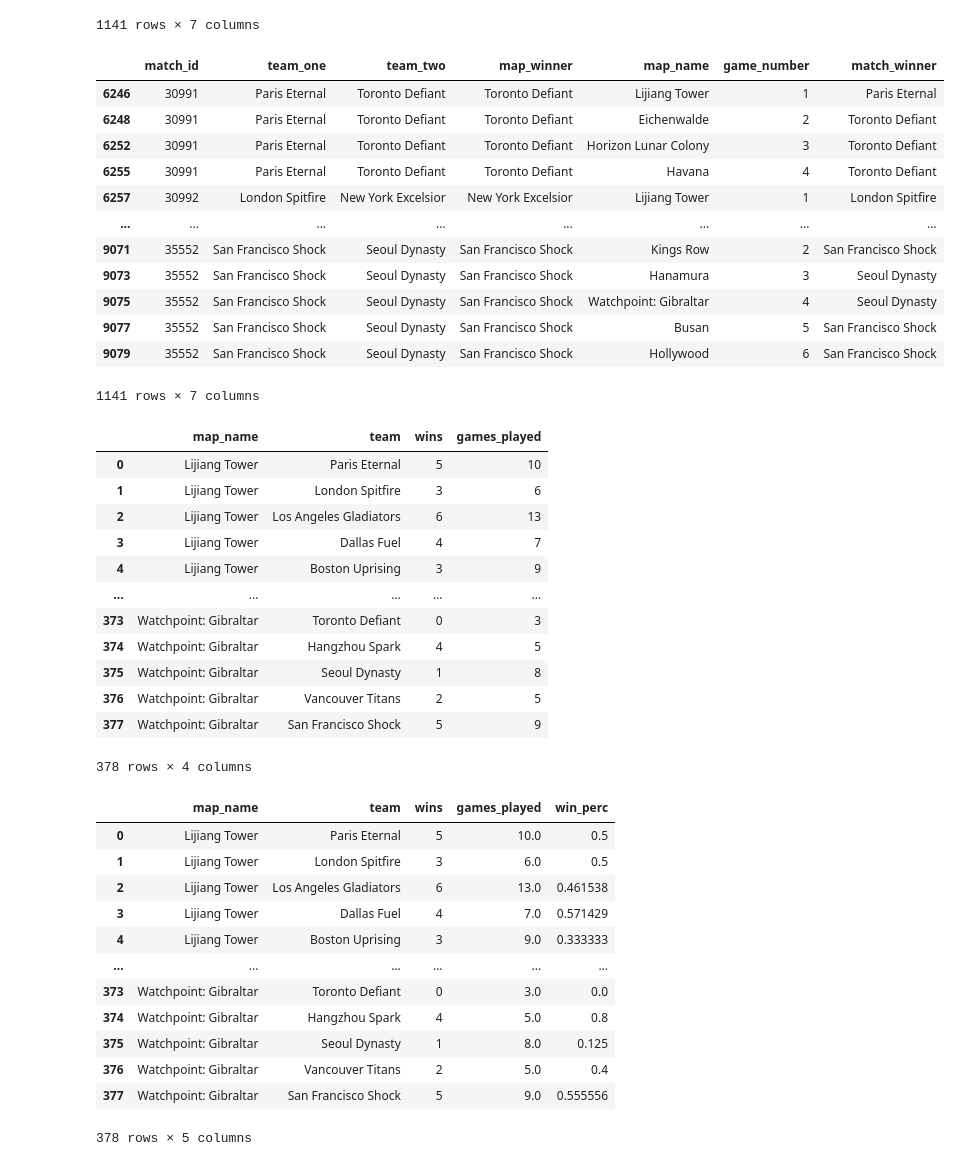
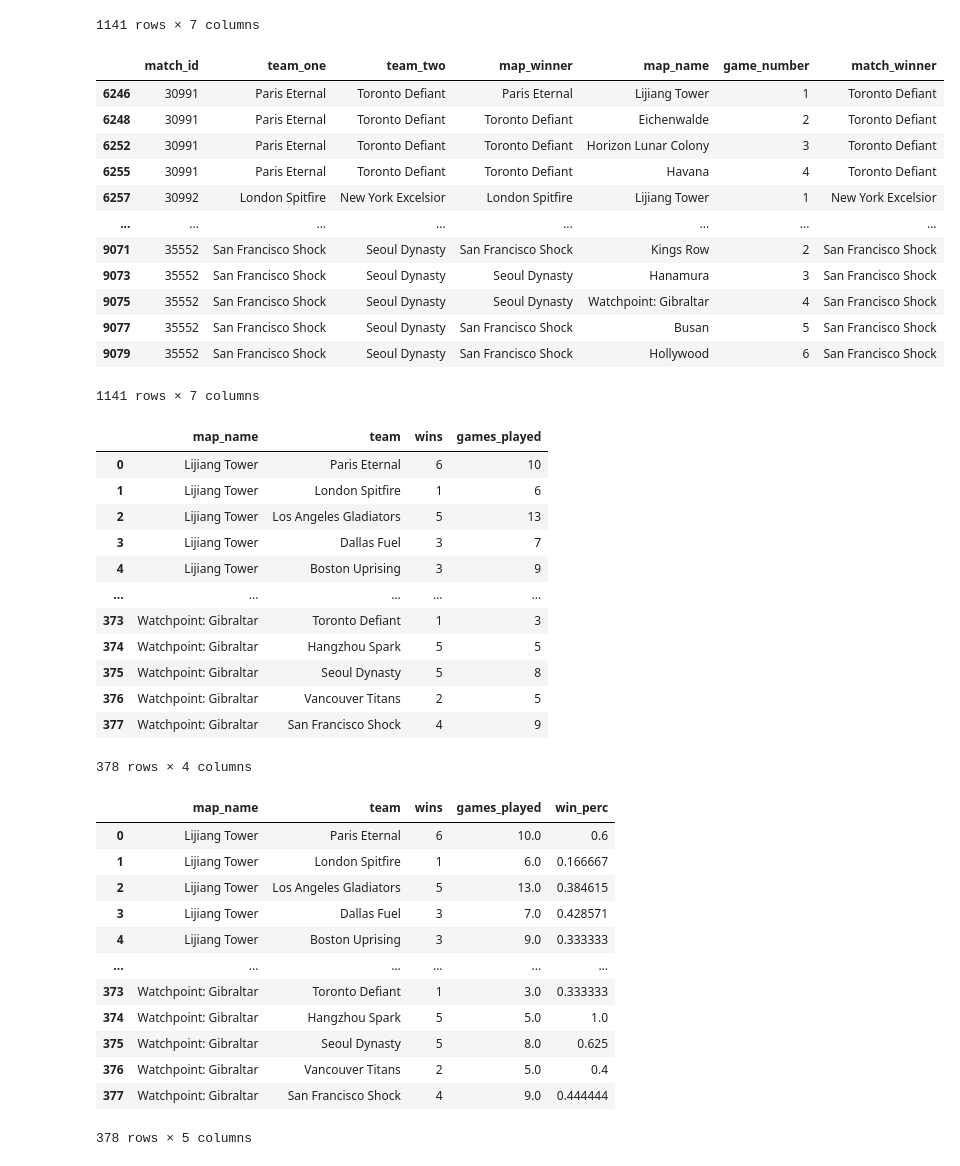
Before and after one commit to bfleming2/Overwatch-Analysis, a Jupyter notebook: Final.ipynb, the cells around one changed output. Cells and saved outputs as stored; diff of their text form; code cells hidden in the pictures.

Commit message:
CS Major Winner

```diff
--- a/Final.ipynb
+++ b/Final.ipynb
@@ -50,7 +71,7 @@ array(['Dorado', 'Temple of Anubis', 'Ilios', 'Numbani', 'Eichenwalde',
 # %%
 cleaned_maps = pd.DataFrame()
 maps.query("`match_id` >= 30991", inplace = True)
-maps.query("`match_id` <= 35554", inplace = True)
+maps.query("`match_id` <= 36231", inplace = True)
 cleaned_maps['match_id'] = maps['match_id']
 cleaned_maps['team_one'] = maps['team_one_name']
 cleaned_maps['team_two'] = maps['team_two_name']
@@ -77,23 +98,23 @@ cleaned_maps
 # %%
 new_frame = pd.DataFrame(columns = cleaned_maps.columns)
 for index, row in cleaned_maps.iterrows():
     if row['team_two'] < row['team_one']:
-        new_frame.loc[index] = [row['match_id'], row['team_two'], row['team_one'], row['match_winner'], row['map_name'], row['game_number'], row['map_winner']]
+        new_frame.loc[index] = [row['match_id'], row['team_two'], row['team_one'], row['map_winner'], row['map_name'], row['game_number'], row['match_winner']]
     else:
-        new_frame.loc[index] = [row['match_id'], row['team_one'], row['team_two'], row['match_winner'], row['map_name'], row['game_number'], row['map_winner']]
+        new_frame.loc[index] = [row['match_id'], row['team_one'], row['team_two'], row['map_winner'], row['map_name'], row['game_number'], row['match_winner']]
 cleaned_maps = new_frame
 cleaned_maps
 # %% [output]
 |  | match_id | team_one | team_two | map_winner | map_name | game_number | match_winner |
-| 6246 | 30991 | Paris Eternal | Toronto Defiant | Toronto Defiant | Lijiang Tower | 1 | Paris Eternal |
+| 6246 | 30991 | Paris Eternal | Toronto Defiant | Paris Eternal | Lijiang Tower | 1 | Toronto Defiant |
 | 6248 | 30991 | Paris Eternal | Toronto Defiant | Toronto Defiant | Eichenwalde | 2 | Toronto Defiant |
 | 6252 | 30991 | Paris Eternal | Toronto Defiant | Toronto Defiant | Horizon Lunar Colony | 3 | Toronto Defiant |
 | 6255 | 30991 | Paris Eternal | Toronto Defiant | Toronto Defiant | Havana | 4 | Toronto Defiant |
-| 6257 | 30992 | London Spitfire | New York Excelsior | New York Excelsior | Lijiang Tower | 1 | London Spitfire |
+| 6257 | 30992 | London Spitfire | New York Excelsior | London Spitfire | Lijiang Tower | 1 | New York Excelsior |
 | ... | ... | ... | ... | ... | ... | ... | ... |
 | 9071 | 35552 | San Francisco Shock | Seoul Dynasty | San Francisco Shock | Kings Row | 2 | San Francisco Shock |
-| 9073 | 35552 | San Francisco Shock | Seoul Dynasty | San Francisco Shock | Hanamura | 3 | Seoul Dynasty |
-| 9075 | 35552 | San Francisco Shock | Seoul Dynasty | San Francisco Shock | Watchpoint: Gibraltar | 4 | Seoul Dynasty |
+| 9073 | 35552 | San Francisco Shock | Seoul Dynasty | Seoul Dynasty | Hanamura | 3 | San Francisco Shock |
+| 9075 | 35552 | San Francisco Shock | Seoul Dynasty | Seoul Dynasty | Watchpoint: Gibraltar | 4 | San Francisco Shock |
 | 9077 | 35552 | San Francisco Shock | Seoul Dynasty | San Francisco Shock | Busan | 5 | San Francisco Shock |
 | 9079 | 35552 | San Francisco Shock | Seoul Dynasty | San Francisco Shock | Hollywood | 6 | San Francisco Shock |
 1141 rows × 7 columns
@@ -127,17 +148,17 @@ for name in cleaned_maps['map_name'].unique():
 win_perc
 # %% [output]
 |  | map_name | team | wins | games_played |
-| 0 | Lijiang Tower | Paris Eternal | 5 | 10 |
-| 1 | Lijiang Tower | London Spitfire | 3 | 6 |
-| 2 | Lijiang Tower | Los Angeles Gladiators | 6 | 13 |
-| 3 | Lijiang Tower | Dallas Fuel | 4 | 7 |
+| 0 | Lijiang Tower | Paris Eternal | 6 | 10 |
+| 1 | Lijiang Tower | London Spitfire | 1 | 6 |
+| 2 | Lijiang Tower | Los Angeles Gladiators | 5 | 13 |
+| 3 | Lijiang Tower | Dallas Fuel | 3 | 7 |
 | 4 | Lijiang Tower | Boston Uprising | 3 | 9 |
 | ... | ... | ... | ... | ... |
-| 373 | Watchpoint: Gibraltar | Toronto Defiant | 0 | 3 |
-| 374 | Watchpoint: Gibraltar | Hangzhou Spark | 4 | 5 |
-| 375 | Watchpoint: Gibraltar | Seoul Dynasty | 1 | 8 |
+| 373 | Watchpoint: Gibraltar | Toronto Defiant | 1 | 3 |
+| 374 | Watchpoint: Gibraltar | Hangzhou Spark | 5 | 5 |
+| 375 | Watchpoint: Gibraltar | Seoul Dynasty | 5 | 8 |
 | 376 | Watchpoint: Gibraltar | Vancouver Titans | 2 | 5 |
-| 377 | Watchpoint: Gibraltar | San Francisco Shock | 5 | 9 |
+| 377 | Watchpoint: Gibraltar | San Francisco Shock | 4 | 9 |
 378 rows × 4 columns
 # %%
 win_perc['games_played'].replace({0: np.nan}, inplace = True)
@@ -145,15 +166,15 @@ win_perc['win_perc'] = win_perc['wins'] / win_perc['games_played']
 win_perc
 # %% [output]
 |  | map_name | team | wins | games_played | win_perc |
-| 0 | Lijiang Tower | Paris Eternal | 5 | 10.0 | 0.5 |
-| 1 | Lijiang Tower | London Spitfire | 3 | 6.0 | 0.5 |
-| 2 | Lijiang Tower | Los Angeles Gladiators | 6 | 13.0 | 0.461538 |
-| 3 | Lijiang Tower | Dallas Fuel | 4 | 7.0 | 0.571429 |
+| 0 | Lijiang Tower | Paris Eternal | 6 | 10.0 | 0.6 |
+| 1 | Lijiang Tower | London Spitfire | 1 | 6.0 | 0.166667 |
+| 2 | Lijiang Tower | Los Angeles Gladiators | 5 | 13.0 | 0.384615 |
+| 3 | Lijiang Tower | Dallas Fuel | 3 | 7.0 | 0.428571 |
 | 4 | Lijiang Tower | Boston Uprising | 3 | 9.0 | 0.333333 |
 | ... | ... | ... | ... | ... | ... |
-| 373 | Watchpoint: Gibraltar | Toronto Defiant | 0 | 3.0 | 0.0 |
-| 374 | Watchpoint: Gibraltar | Hangzhou Spark | 4 | 5.0 | 0.8 |
-| 375 | Watchpoint: Gibraltar | Seoul Dynasty | 1 | 8.0 | 0.125 |
+| 373 | Watchpoint: Gibraltar | Toronto Defiant | 1 | 3.0 | 0.333333 |
+| 374 | Watchpoint: Gibraltar | Hangzhou Spark | 5 | 5.0 | 1.0 |
+| 375 | Watchpoint: Gibraltar | Seoul Dynasty | 5 | 8.0 | 0.625 |
 | 376 | Watchpoint: Gibraltar | Vancouver Titans | 2 | 5.0 | 0.4 |
-| 377 | Watchpoint: Gibraltar | San Francisco Shock | 5 | 9.0 | 0.555556 |
+| 377 | Watchpoint: Gibraltar | San Francisco Shock | 4 | 9.0 | 0.444444 |
 378 rows × 5 columns
```
Also changed, not shown: parts of 4 cells of this notebook.
